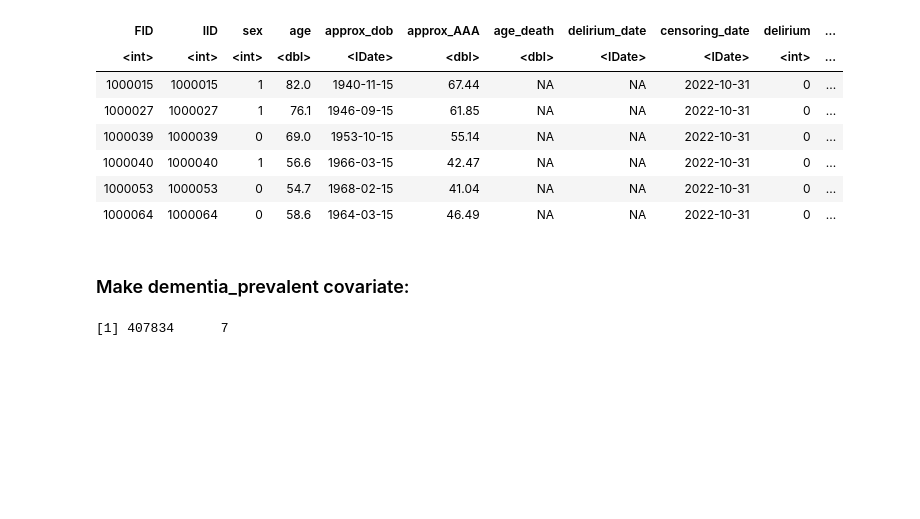
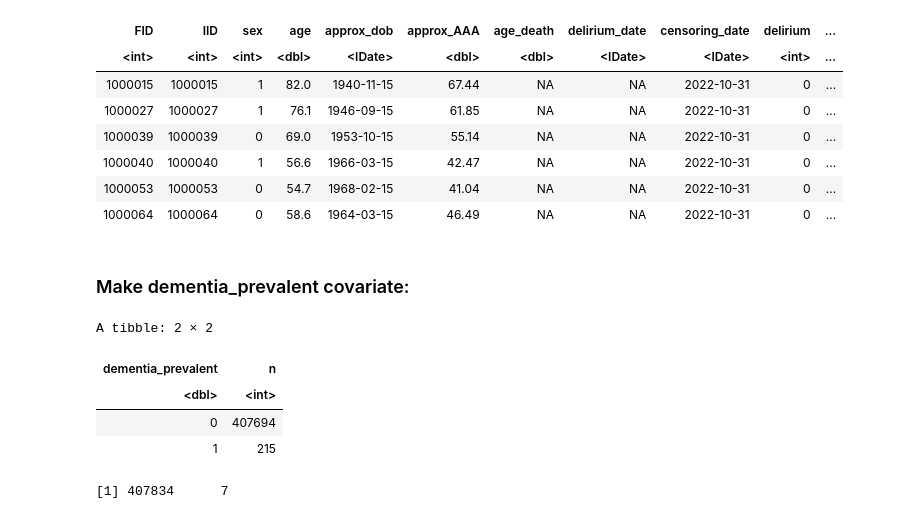
Before and after one commit to VasiliosRaptis/deliriumGen, a Jupyter notebook: proteomics/01_delirium_pwas_model1_clean.ipynb, the cells around one changed output. Cells and saved outputs as stored; diff of their text form; code cells hidden in the pictures; blank space fills up the shorter version.

```diff
--- a/proteomics/01_delirium_pwas_model1_clean.ipynb
+++ b/proteomics/01_delirium_pwas_model1_clean.ipynb
@@ -130,24 +130,31 @@ A data.table: 6 × 13
 # %%
 # dementia_prevalent:
 # 1 = dementia at assessment + 1 year burn in period after assessment (prevalent);
 # 0 = after delirium (incident) OR no delirium / dementia
 
-#phe2 <-
-#phe %>%
+phe2 <-
+phe %>%
     # dementia_age variable
-#    mutate(dementia_age = round(as.numeric(difftime(dementia_date, approx_dob, units="days")) / 365.25, digits=1)) %>%
+    mutate(dementia_age = round(as.numeric(difftime(dementia_date, approx_dob, units="days")) / 365.25, digits=1)) %>%
     # dementia prior to assessment + 1 year
-#    mutate(dementia_prevalent = case_when(dementia_age <= approx_AAA+1  ~ 1, # prevalent
-#                                          dementia_age  > approx_AAA+1  ~ 0, # incident
-#                                          TRUE ~ 0))
+   mutate(dementia_prevalent = case_when(dementia_age <= approx_AAA+1  ~ 1, # prevalent
+                                         dementia_age  > approx_AAA+1  ~ 0, # incident
+                                         TRUE ~ 0))
 
+phe2 %>% group_by(dementia_prevalent) %>% summarise(n=n())
 
 # dementia prior to delirium (cases) / dementia any time (controls)
 #    mutate(dementia_prevalent2 = case_when((as.IDate(dementia_date) <= as.IDate(delirium_date)) ~ 1, # prevalent
 #                                           (as.IDate(dementia_date) >  as.IDate(delirium_date)) ~ 0, # incident
 #                                            !is.na(dementia_date) ~ 1, # controls with dementia
 #                                            is.na(dementia_date)  ~ 0, # controls without dementia
 #                                            TRUE ~ NA))
+# %% [output]
+A tibble: 2 × 2
+| dementia_prevalent | n |
+| <dbl> | <int> |
+| 0 | 407694 |
+| 1 | 215 |
 # %%
 #library(lubridate)
 ## adds / substracts dates
```
Also changed, not shown: parts of 16 cells of this notebook.
